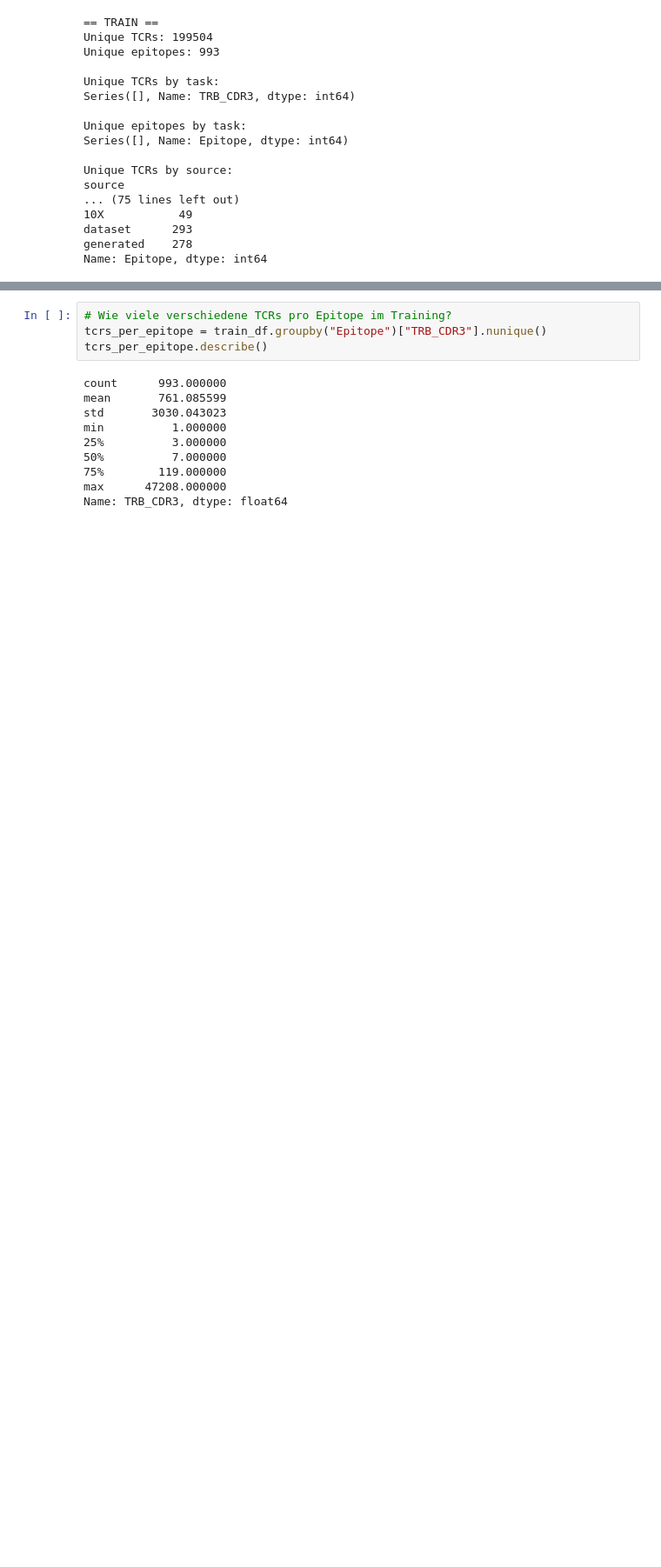
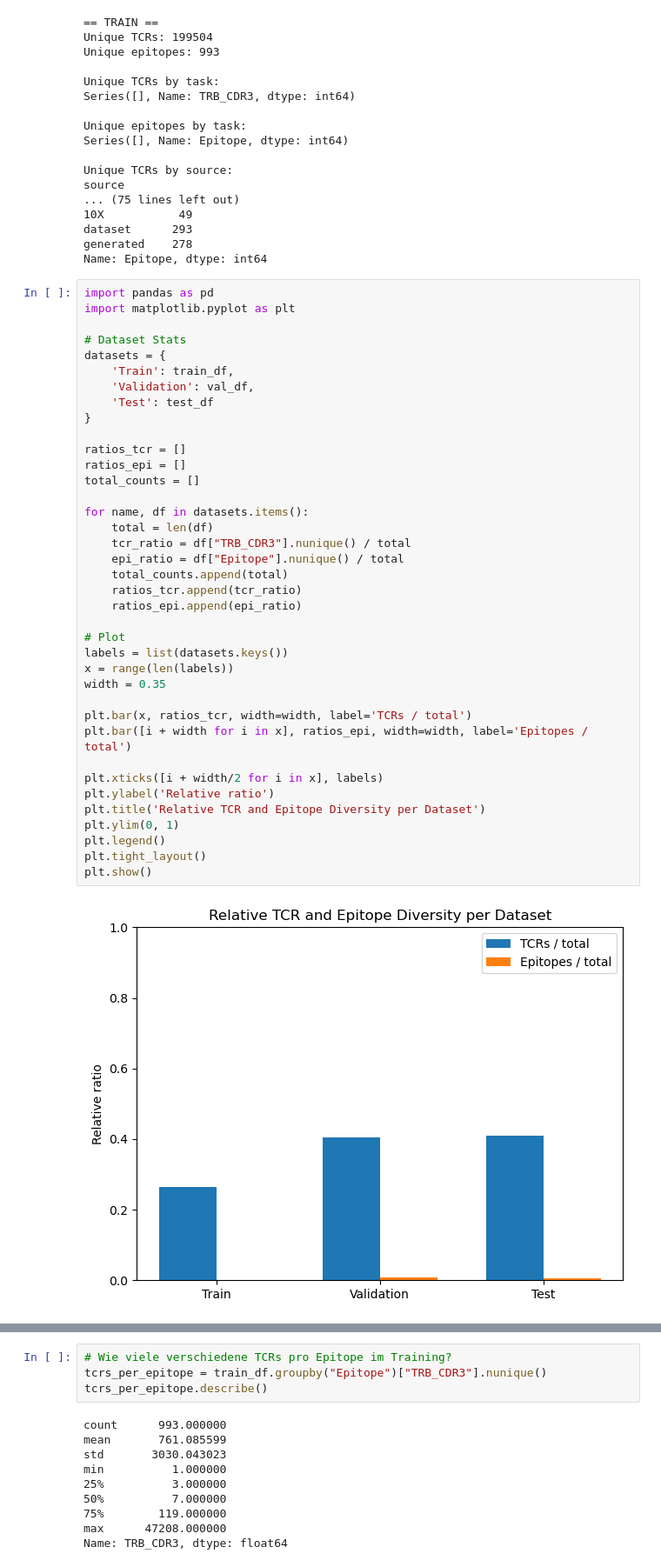
Before and after one commit to liselott321/BA-Cancer-Immunotherapy, a Jupyter notebook: data_scripts/datapipeline/datacheck_for_testfile.ipynb, the cells around one changed output, grey strips where cells are left out. Shown at 87% size. Saved outputs shown, nothing was run; the diff lists cells and outputs as text; blank space fills up the shorter version.

```diff
--- a/data_scripts/datapipeline/datacheck_for_testfile.ipynb
+++ b/data_scripts/datapipeline/datacheck_for_testfile.ipynb
@@ -61,3 +63,43 @@ source
 dataset      293
 generated    278
 Name: Epitope, dtype: int64
+# %%
+import pandas as pd
+import matplotlib.pyplot as plt
+
+# Dataset Stats
+datasets = {
+    'Train': train_df,
+    'Validation': val_df,
+    'Test': test_df
+}
+
+ratios_tcr = []
+ratios_epi = []
+total_counts = []
+
+for name, df in datasets.items():
+    total = len(df)
+    tcr_ratio = df["TRB_CDR3"].nunique() / total
+    epi_ratio = df["Epitope"].nunique() / total
+    total_counts.append(total)
+    ratios_tcr.append(tcr_ratio)
+    ratios_epi.append(epi_ratio)
+
+# Plot
+labels = list(datasets.keys())
+x = range(len(labels))
+width = 0.35
+
+plt.bar(x, ratios_tcr, width=width, label='TCRs / total')
+plt.bar([i + width for i in x], ratios_epi, width=width, label='Epitopes / total')
+
+plt.xticks([i + width/2 for i in x], labels)
+plt.ylabel('Relative ratio')
+plt.title('Relative TCR and Epitope Diversity per Dataset')
+plt.ylim(0, 1)
+plt.legend()
+plt.tight_layout()
+plt.show()
+# %% [output]
+[figure, added]
```
Also changed, not shown: parts of 17 cells of this notebook, 16 other files.
